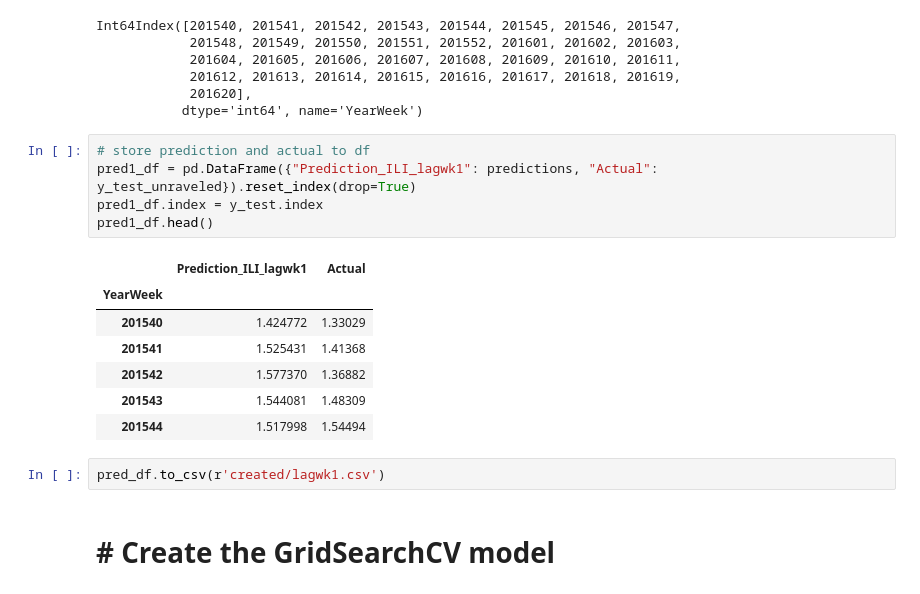
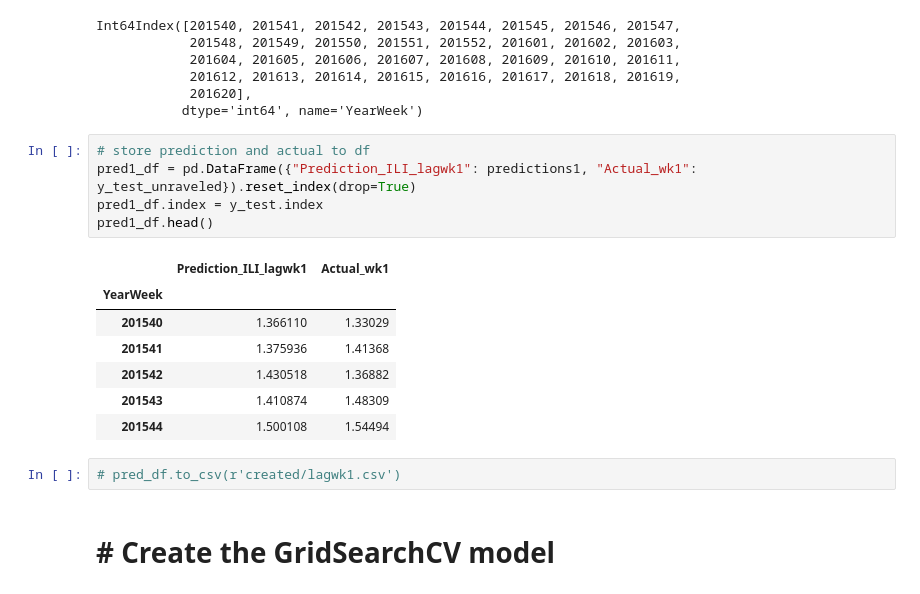
Before and after one commit to Anuujints/FinalUCBX, a Jupyter notebook: flu_indicator/data/ILINet_by_ILIweek_Gradient_Boost_Regressor.ipynb, the cells around one changed output. Drawn from its saved outputs; the diff is of its cells as text.

```diff
--- a/flu_indicator/data/ILINet_by_ILIweek_Gradient_Boost_Regressor.ipynb
+++ b/flu_indicator/data/ILINet_by_ILIweek_Gradient_Boost_Regressor.ipynb
@@ -147,19 +147,19 @@ Int64Index([201540, 201541, 201542, 201543, 201544, 201545, 201546, 201547,
            dtype='int64', name='YearWeek')
 # %%
 # store prediction and actual to df
-pred1_df = pd.DataFrame({"Prediction_ILI_lagwk1": predictions, "Actual": y_test_unraveled}).reset_index(drop=True)
+pred1_df = pd.DataFrame({"Prediction_ILI_lagwk1": predictions1, "Actual_wk1": y_test_unraveled}).reset_index(drop=True)
 pred1_df.index = y_test.index
 pred1_df.head()
 # %% [output]
-|  | Prediction_ILI_lagwk1 | Actual |
+|  | Prediction_ILI_lagwk1 | Actual_wk1 |
 | YearWeek |  |  |
-| 201540 | 1.424772 | 1.33029 |
-| 201541 | 1.525431 | 1.41368 |
-| 201542 | 1.577370 | 1.36882 |
-| 201543 | 1.544081 | 1.48309 |
-| 201544 | 1.517998 | 1.54494 |
+| 201540 | 1.366110 | 1.33029 |
+| 201541 | 1.375936 | 1.41368 |
+| 201542 | 1.430518 | 1.36882 |
+| 201543 | 1.410874 | 1.48309 |
+| 201544 | 1.500108 | 1.54494 |
 # %%
-pred_df.to_csv(r'created/lagwk1.csv')
+# pred_df.to_csv(r'created/lagwk1.csv')
 # %% [markdown]
 # # Create the GridSearchCV model
 # %%
```
Also changed, not shown: parts of 17 cells of this notebook, 5 other files.
